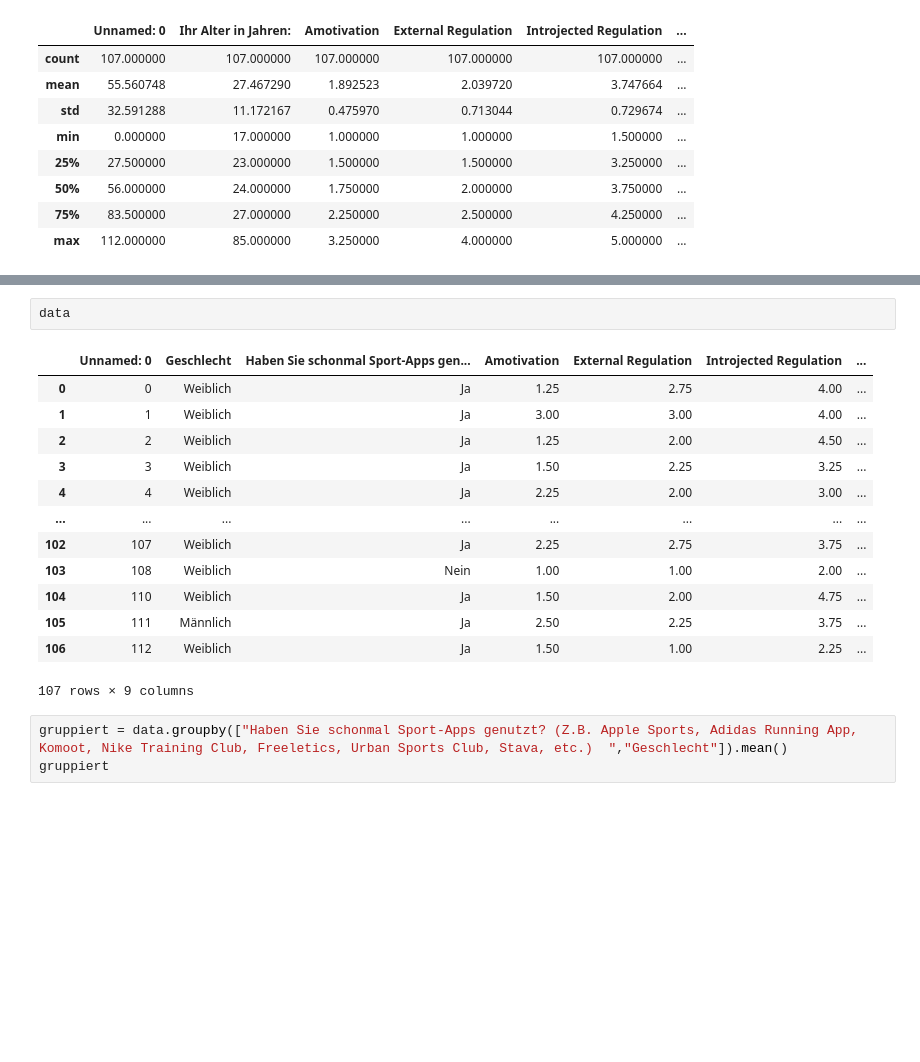
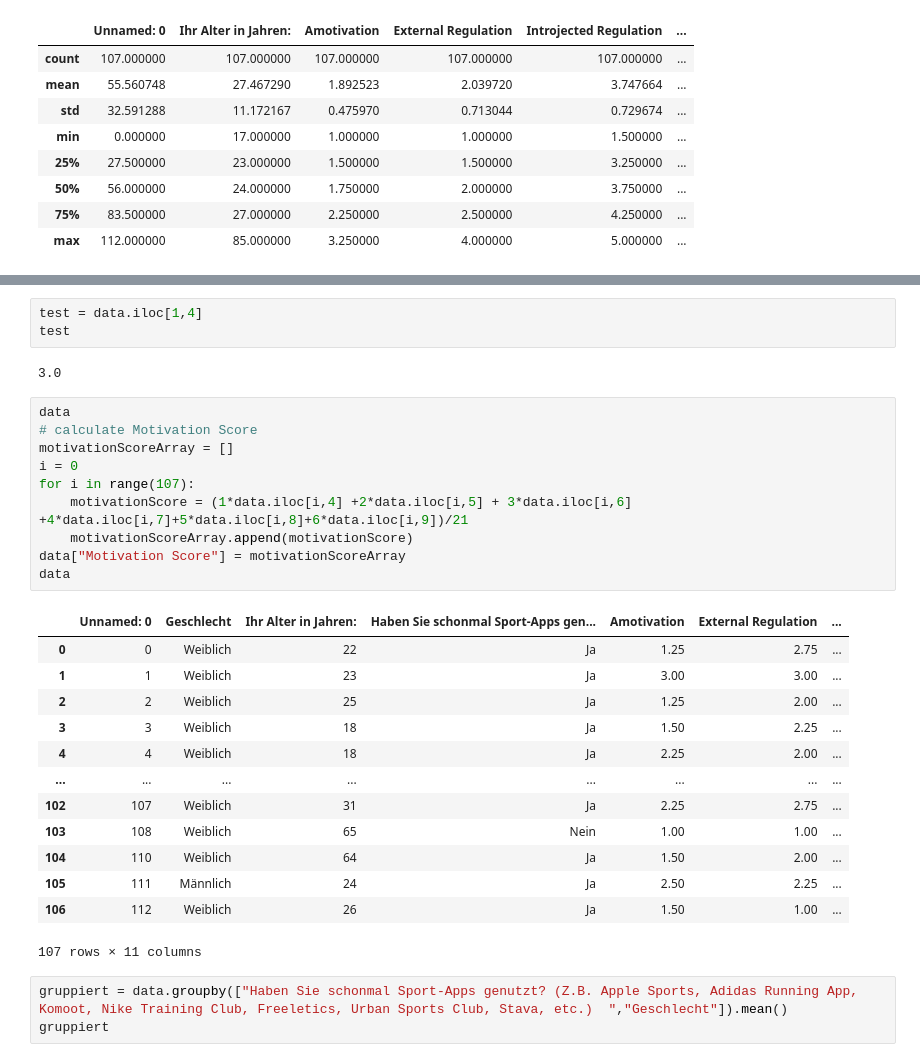
Before and after one commit to leaambrosius/emse, a Jupyter notebook: evaluation_arunge.ipynb, the cells around one changed output, grey strips where cells are left out. Saved outputs shown, nothing was run; the diff lists cells and outputs as text; blank space fills up the shorter version.

```diff
--- a/evaluation_arunge.ipynb
+++ b/evaluation_arunge.ipynb
@@ -35,19 +58,32 @@ del data['Welche Sportarten machen Sie? (mehrere Antworten möglich)']
-# %%
-data
-# %% [output]
-|  | Unnamed: 0 | Geschlecht | Haben Sie schonmal Sport-Apps gen... | Amotivation | External Regulation | Introjected Regulation | ... |
-| 0 | 0 | Weiblich | Ja | 1.25 | 2.75 | 4.00 | ... |
-| 1 | 1 | Weiblich | Ja | 3.00 | 3.00 | 4.00 | ... |
-| 2 | 2 | Weiblich | Ja | 1.25 | 2.00 | 4.50 | ... |
-| 3 | 3 | Weiblich | Ja | 1.50 | 2.25 | 3.25 | ... |
-| 4 | 4 | Weiblich | Ja | 2.25 | 2.00 | 3.00 | ... |
-| ... | ... | ... | ... | ... | ... | ... | ... |
-| 102 | 107 | Weiblich | Ja | 2.25 | 2.75 | 3.75 | ... |
-| 103 | 108 | Weiblich | Nein | 1.00 | 1.00 | 2.00 | ... |
-| 104 | 110 | Weiblich | Ja | 1.50 | 2.00 | 4.75 | ... |
-| 105 | 111 | Männlich | Ja | 2.50 | 2.25 | 3.75 | ... |
-| 106 | 112 | Weiblich | Ja | 1.50 | 1.00 | 2.25 | ... |
-107 rows × 9 columns
+# %%
+test = data.iloc[1,4]
+test
+# %% [output]
+3.0
+# %%
+data
+# calculate Motivation Score
+motivationScoreArray = []
+i = 0
+for i in range(107):
+    motivationScore = (1*data.iloc[i,4] +2*data.iloc[i,5] + 3*data.iloc[i,6] +4*data.iloc[i,7]+5*data.iloc[i,8]+6*data.iloc[i,9])/21
+    motivationScoreArray.append(motivationScore)
+data["Motivation Score"] = motivationScoreArray
+data
+# %% [output]
+|  | Unnamed: 0 | Geschlecht | Ihr Alter in Jahren: | Haben Sie schonmal Sport-Apps gen... | Amotivation | External Regulation | ... |
+| 0 | 0 | Weiblich | 22 | Ja | 1.25 | 2.75 | ... |
+| 1 | 1 | Weiblich | 23 | Ja | 3.00 | 3.00 | ... |
+| 2 | 2 | Weiblich | 25 | Ja | 1.25 | 2.00 | ... |
+| 3 | 3 | Weiblich | 18 | Ja | 1.50 | 2.25 | ... |
+| 4 | 4 | Weiblich | 18 | Ja | 2.25 | 2.00 | ... |
+| ... | ... | ... | ... | ... | ... | ... | ... |
+| 102 | 107 | Weiblich | 31 | Ja | 2.25 | 2.75 | ... |
+| 103 | 108 | Weiblich | 65 | Nein | 1.00 | 1.00 | ... |
+| 104 | 110 | Weiblich | 64 | Ja | 1.50 | 2.00 | ... |
+| 105 | 111 | Männlich | 24 | Ja | 2.50 | 2.25 | ... |
+| 106 | 112 | Weiblich | 26 | Ja | 1.50 | 1.00 | ... |
+107 rows × 11 columns
 # %%
 gruppiert = data.groupby(["Haben Sie schonmal Sport-Apps genutzt? (Z.B. Apple Sports, Adidas Running App, Komoot, Nike Training Club, Freeletics, Urban Sports Club, Stava, etc.)  ","Geschlecht"]).mean()
 gruppiert
```
Also changed, not shown: parts of 5 cells of this notebook.
